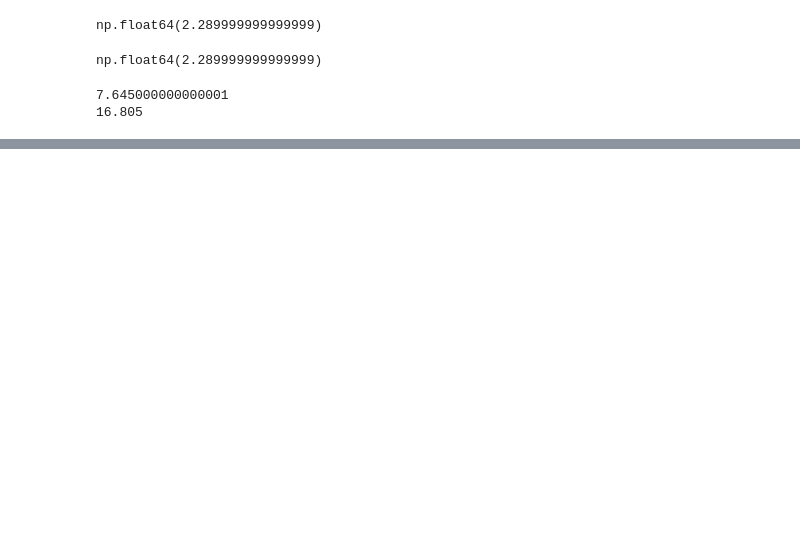
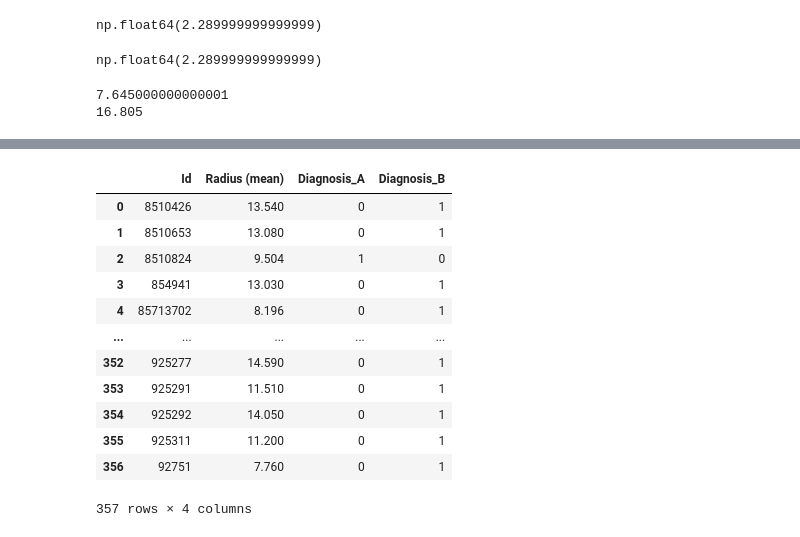
Before and after one commit to Divya23-jpg/Data-Engineering-Course, a Jupyter notebook: Python/Lecture 15 Data Cleaning & pre-processing/EDA.ipynb, the cells around one changed output, grey strips where cells are left out. Cells and saved outputs as stored; diff of their text form; code cells hidden in the pictures; blank space fills up the shorter version.

```diff
--- a/Python/Lecture 15 Data Cleaning & pre-processing/EDA.ipynb
+++ b/Python/Lecture 15 Data Cleaning & pre-processing/EDA.ipynb
@@ -113,0 +174,17 @@ np.random.seed(42)
+# %%
+required_column_encoded=pd.get_dummies(required_column,columns=['Diagnosis'],dtype=int)
+required_column_encoded
+# %% [output]
+|  | Id | Radius (mean) | Diagnosis_A | Diagnosis_B |
+| 0 | 8510426 | 13.540 | 0 | 1 |
+| 1 | 8510653 | 13.080 | 0 | 1 |
+| 2 | 8510824 | 9.504 | 1 | 0 |
+| 3 | 854941 | 13.030 | 0 | 1 |
+| 4 | 85713702 | 8.196 | 0 | 1 |
+| ... | ... | ... | ... | ... |
+| 352 | 925277 | 14.590 | 0 | 1 |
+| 353 | 925291 | 11.510 | 0 | 1 |
+| 354 | 925292 | 14.050 | 0 | 1 |
+| 355 | 925311 | 11.200 | 0 | 1 |
+| 356 | 92751 | 7.760 | 0 | 1 |
+357 rows × 4 columns
```
Also changed, not shown: parts of 12 cells of this notebook.
